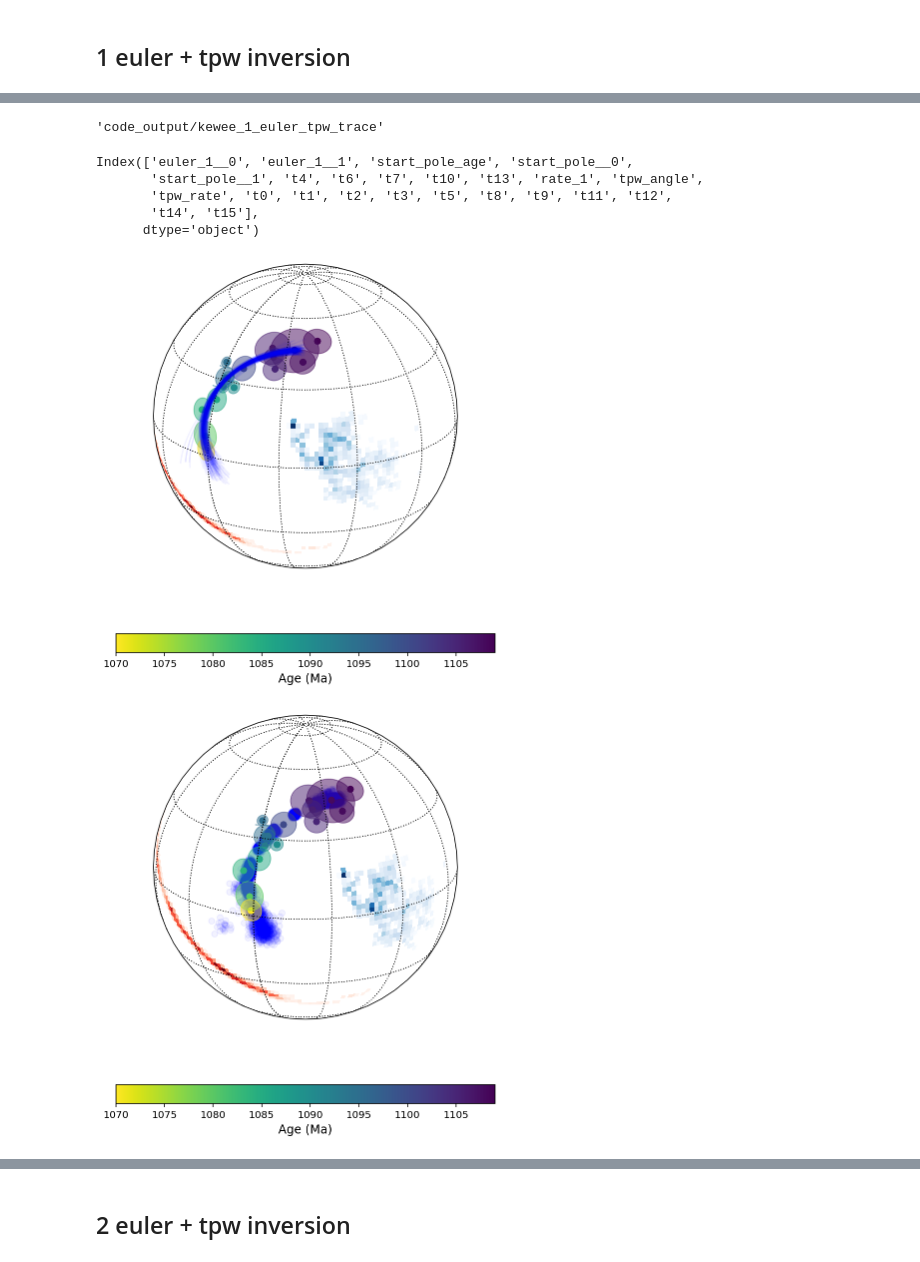
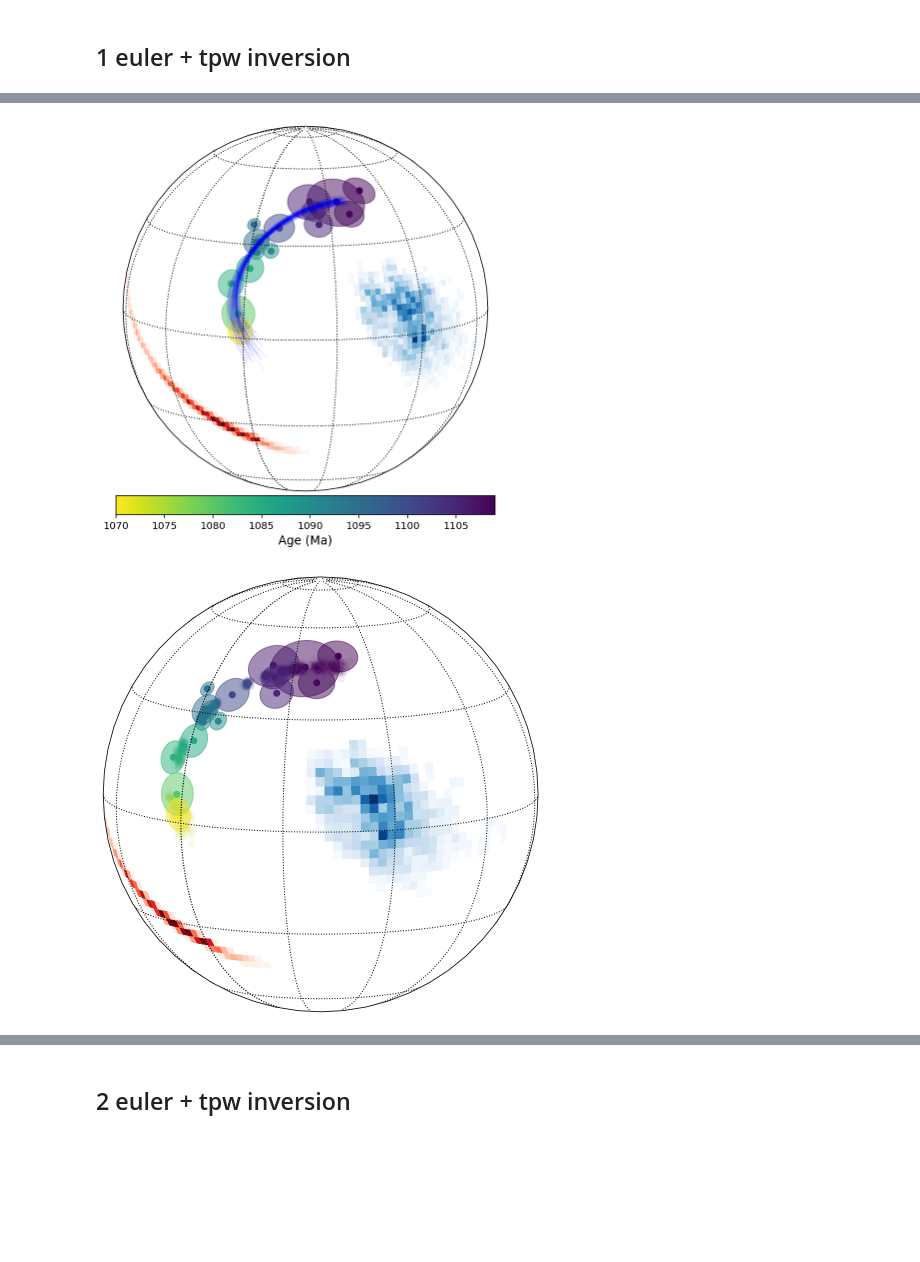
Before and after one commit to Swanson-Hysell-Group/Bayesian_PEP_inversion, a Jupyter notebook: PEP_Kewee.ipynb, the cells around one changed output, grey strips where cells are left out. Drawn from its saved outputs; the diff is of its cells as text; code cells hidden in the pictures; blank space fills up the shorter version.

```diff
--- a/PEP_Kewee.ipynb
+++ b/PEP_Kewee.ipynb
@@ -474,4 +939,4 @@ pm.save_trace(trace_1e_tpw, 'code_output/kewee_1_euler_tpw_trace', overwrite=1)
 # %%
-trace_1e_tpw_saved = pm.load_trace('code_output/kewee_1_euler_tpw_trace', model)
+trace_1e_tpw_exp_saved = pm.load_trace('code_output/kewee_1_euler_tpw_trace_exp', model)
 # %%
 # plt.figure(figsize=(10, 20))
@@ -485,4 +945,0 @@ Got error No model on context stack. trying to find log_likelihood in translatio
-# %%
-pm.save_trace(trace_1e_tpw, 'code_output/kewee_1_euler_tpw_trace', overwrite=1)
-# %% [output]
-'code_output/kewee_1_euler_tpw_trace'
@@ -493,20 +946,15 @@ one_euler_tpw_df = pm.trace_to_dataframe(trace_1e_saved)
-# %%
-one_euler_tpw_df.columns
-# %% [output]
-Index(['euler_1__0', 'euler_1__1', 'start_pole_age', 'start_pole__0',
-       'start_pole__1', 't4', 't6', 't7', 't10', 't13', 'rate_1', 'tpw_angle',
-       'tpw_rate', 't0', 't1', 't2', 't3', 't5', 't8', 't9', 't11', 't12',
-       't14', 't15'],
-      dtype='object')
 # %%
-one_euler_tpw_posterior_likelihood_list = plot_trace_1e_tpw(trace_1e_tpw_saved, Kewee_poles[['PLon', 'PLat']].to_numpy(), Kewee_poles['A95'], Kewee_poles['AgeNominal'].tolist(),
-                  220, 20, 200,
-                  savefig = 0, scatter=0, posterior_n=1000, figname='code_output/kewee_1_Euler_tpw_inversion_.pdf')
+ax, one_euler_tpw_posterior_likelihood_list = plot_trace_1e_tpw(trace_1e_tpw_saved, Kewee_poles[['PLon', 'PLat']].to_numpy(), Kewee_poles['A95'], Kewee_poles['AgeNominal'].tolist(),
+                  200, 10, 100,
+                  savefig = 0, scatter=0, posterior_n=1000, calc_posterior=0, figname='code_output/kewee_1_Euler_tpw_inversion_.pdf')
 # %% [output]
-[figure, old version]
+[figure, new version]
 # %%
-one_euler_tpw_posterior_likelihood_list = plot_trace_1e_tpw(trace_1e_tpw_saved, Kewee_poles[['PLon', 'PLat']].to_numpy(), Kewee_poles['A95'], Kewee_poles['AgeNominal'].tolist(),
-                  200, 20, 200,
-                  savefig = 0, scatter=1, posterior_n=1000, figname='code_output/kewee_1_Euler_tpw_inversion_.pdf')
+ax, one_euler_tpw_posterior_likelihood_list = plot_trace_1e_tpw(trace_1e_tpw_saved, Kewee_poles[['PLon', 'PLat']].to_numpy(),
+                                                            Kewee_poles['A95'], Kewee_poles['AgeNominal'].tolist(),
+                                                            220, 10, 100,
+                                                            savefig = 0, scatter=1, posterior_n=100, resolution=75,
+                                                            colorbar=0, calc_posterior_likelihood=1,
+                                                            figname='code_output/kewee_1_Euler_tpw_inversion_.pdf')
 # %% [output]
-[figure, old version]
+[figure, new version]
```
Also changed, not shown: parts of 67 cells of this notebook, 1 other file.
